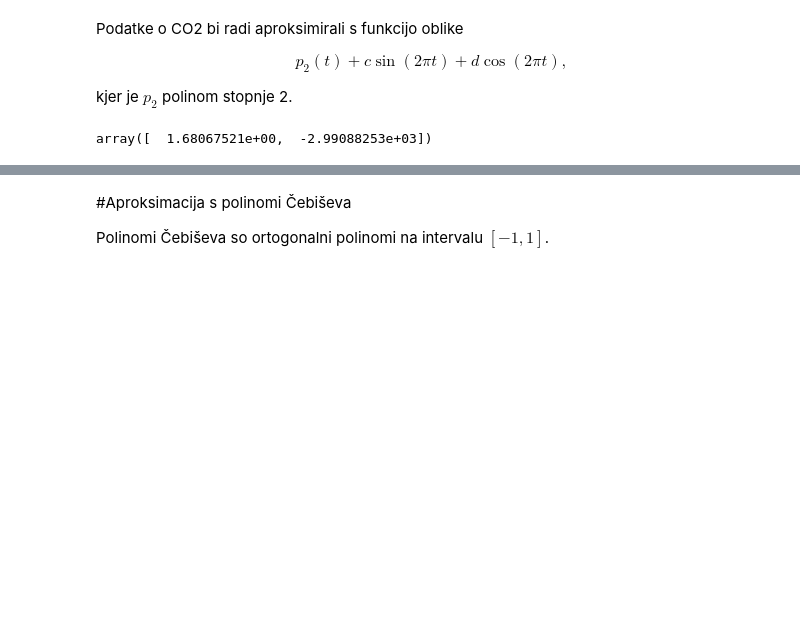
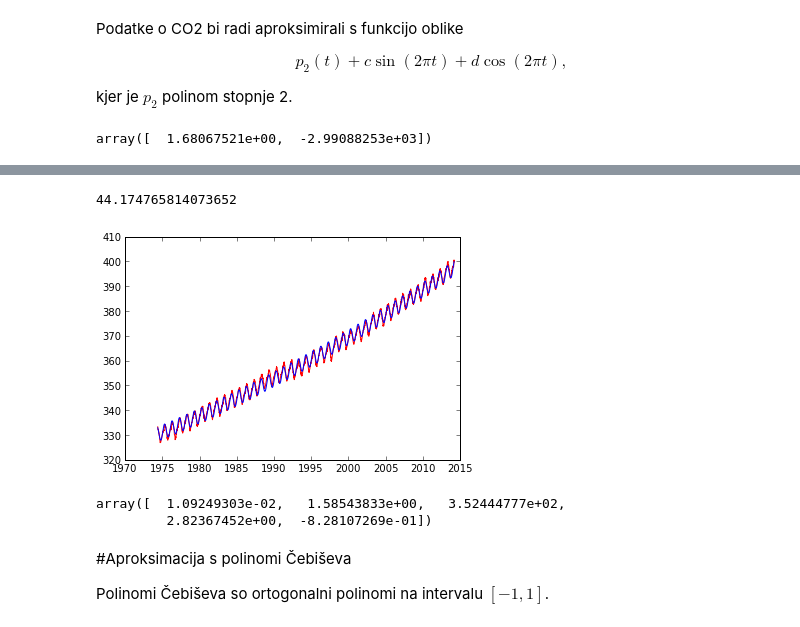
Before and after one commit to mrcinv/nummat, a Jupyter notebook: vaja7.ipynb, the cells around one changed output, grey strips where cells are left out. Cells and saved outputs as stored; diff of their text form; code cells hidden in the pictures; blank space fills up the shorter version.

```diff
--- a/vaja7.ipynb
+++ b/vaja7.ipynb
@@ -53,3 +120,19 @@ plot(t,B.dot(p1),'b')
+# %%
+# dodamo nihanje
+B = vstack(((t-1990)**2,(t-1990),ones_like(t),sin(2*pi*t),cos(2*pi*t))).T
+q,r = qr(B)
+xn = solve(r,q.T.dot(co2))
+plot(t,co2,'r')
+plot(t,B.dot(xn),'b')
+norm(B.dot(xn)-co2) #napaka
+# %% [output]
+44.174765814073652
+[figure, added]
+# %%
+xn
+# %% [output]
+array([  1.09249303e-02,   1.58543833e+00,   3.52444777e+02,
+         2.82367452e+00,  -8.28107269e-01])
 # %% [markdown]
 #Aproksimacija s polinomi Čebiševa
 
```
Also changed, not shown: parts of 12 cells of this notebook.
